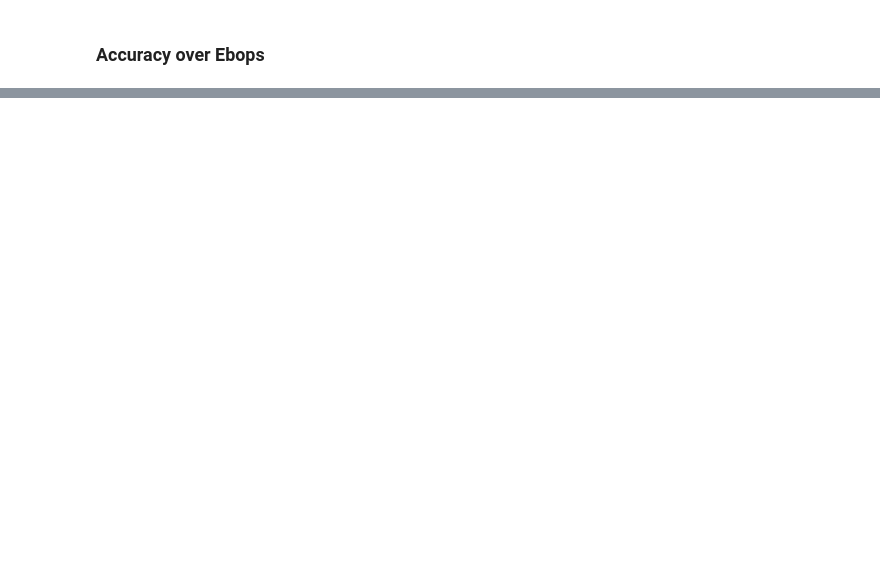
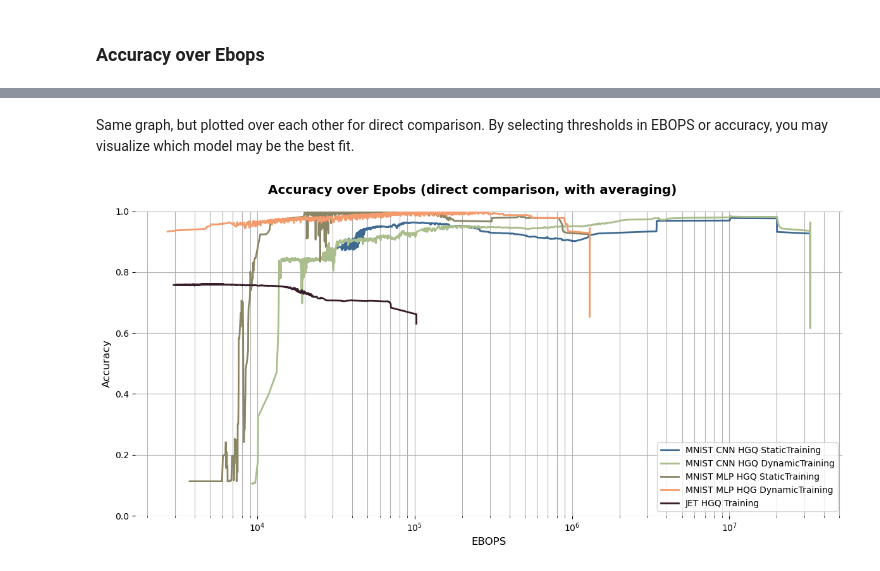
Before and after one commit to lolbraa/DAT255-project, a Jupyter notebook: Plots/plots-collage.ipynb, the cells around one changed output, grey strips where cells are left out. Cells and saved outputs as stored; diff of their text form; code cells hidden in the pictures; blank space fills up the shorter version.

```diff
--- a/Plots/plots-collage.ipynb
+++ b/Plots/plots-collage.ipynb
@@ -98 +98,33 @@ overflow 4
+# %% [markdown]
+Same graph, but plotted over each other for direct comparison. By selecting thresholds in EBOPS or accuracy, you may visualize which model may be the best fit.
+# %%
+plotname = "Accuracy over Epobs (direct comparison, with averaging)"
+fig, ax = plt.subplots(figsize=(12, 6))
+
+# moving average filter / lavpassfilter for smoothing the colossal amount of data
+window_size = 10
+
+for i, item in enumerate(data):
+    df = item['dataframe'].sort_values('ebops')
+    df_smooth = df.copy()
+    df_smooth['accuracy'] = df['accuracy'].rolling(window=window_size, center=True, min_periods=1).mean()
+    ax.semilogx('ebops', 'accuracy', data=df_smooth, color=colors[i], label=item['labelname'], linewidth=2)
+
+ax.set_ylim(0, 1)
+ax.set_xlabel('EBOPS', fontsize=12)
+ax.set_ylabel('Accuracy', fontsize=12)
+ax.grid(True, which='both')#, axis='x')
+ax.legend(loc='best', fontsize=10)
+
+ax.spines["right"].set_visible(False)
+ax.spines["left"].set_visible(False)
+ax.spines["top"].set_visible(False)
+ax.spines["bottom"].set_visible(False)
+
+plt.suptitle(plotname, size = 'x-large', weight = 'bold')
+plt.tight_layout()
+plt.show()
+fig.savefig(f"export/{plotname.lower()}.png", dpi=300, bbox_inches="tight")
+# %% [output]
+[figure, added]
 # %% [markdown]
```
Also changed, not shown: parts of 4 cells of this notebook, 11 other files.
